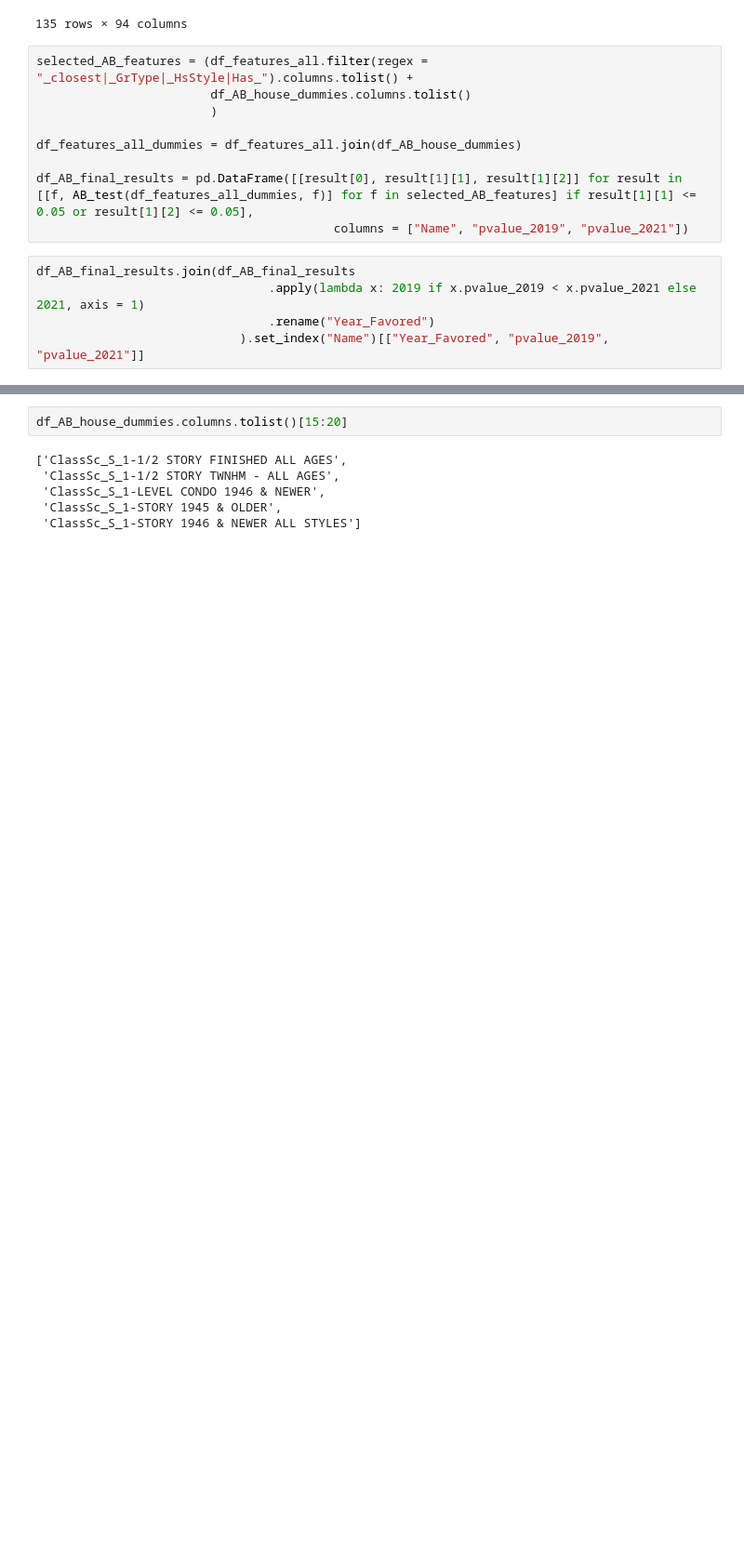
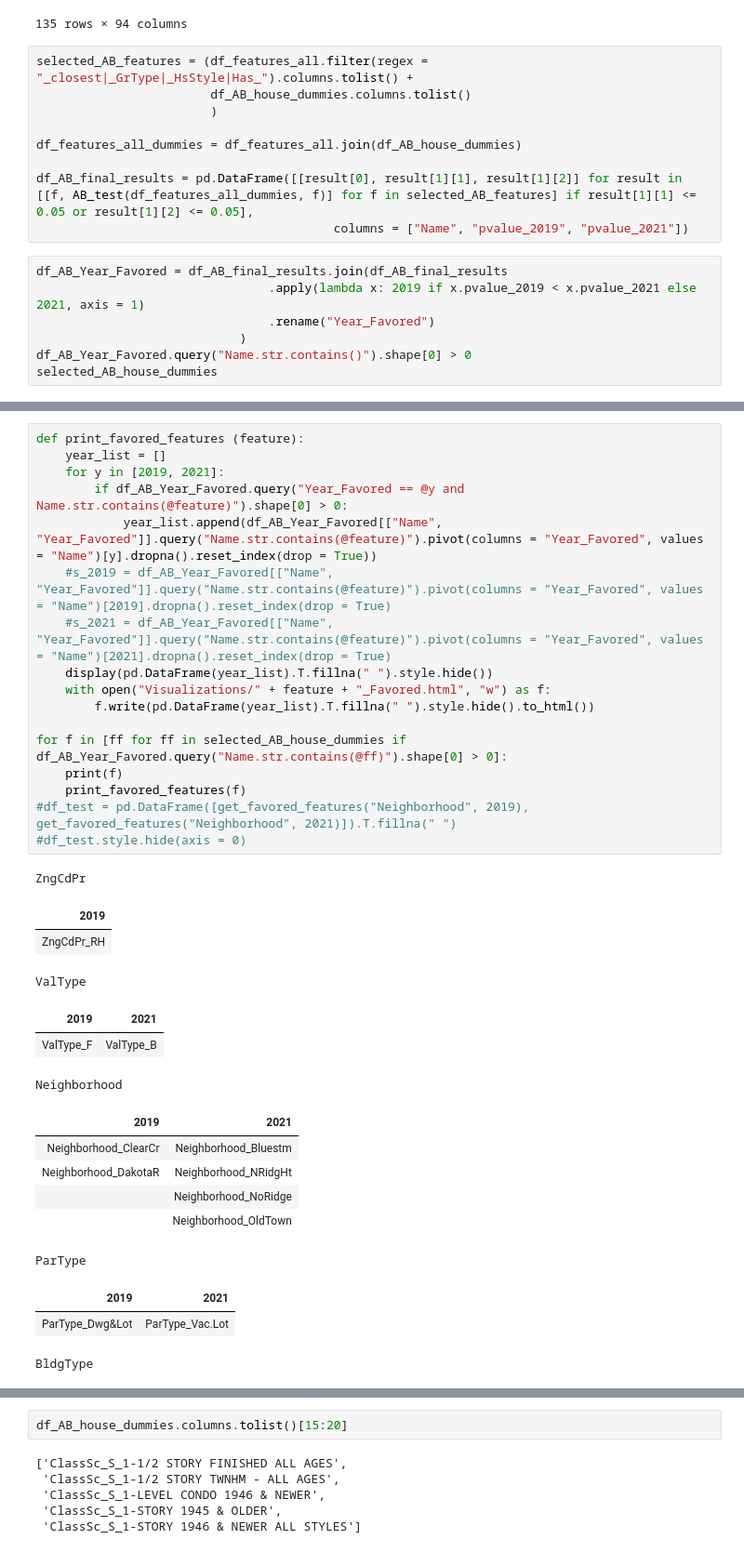
Before and after one commit to lelandjmurrin/Ames_Housing_Project, a Jupyter notebook: Ames_Project_Testing.ipynb, the cells around one changed output, grey strips where cells are left out. Shown at 93% size. Saved outputs shown, nothing was run; the diff lists cells and outputs as text; blank space fills up the shorter version.

```diff
--- a/Ames_Project_Testing.ipynb
+++ b/Ames_Project_Testing.ipynb
@@ -194,7 +215,9 @@ df_features_all_dummies = df_features_all.join(df_AB_house_dummies)
 df_AB_final_results = pd.DataFrame([[result[0], result[1][1], result[1][2]] for result in [[f, AB_test(df_features_all_dummies, f)] for f in selected_AB_features] if result[1][1] <= 0.05 or result[1][2] <= 0.05],
                                          columns = ["Name", "pvalue_2019", "pvalue_2021"])
 # %%
-df_AB_final_results.join(df_AB_final_results
+df_AB_Year_Favored = df_AB_final_results.join(df_AB_final_results
                                 .apply(lambda x: 2019 if x.pvalue_2019 < x.pvalue_2021 else 2021, axis = 1)
                                 .rename("Year_Favored")
-                            ).set_index("Name")[["Year_Favored", "pvalue_2019", "pvalue_2021"]]
+                            )
+df_AB_Year_Favored.query("Name.str.contains()").shape[0] > 0
+selected_AB_house_dummies
@@ -238,0 +224,34 @@ df_house2019.query("Neighborhood == 'DakotaR'")
+# %%
+def print_favored_features (feature):
+    year_list = []
+    for y in [2019, 2021]:
+        if df_AB_Year_Favored.query("Year_Favored == @y and Name.str.contains(@feature)").shape[0] > 0:
+            year_list.append(df_AB_Year_Favored[["Name", "Year_Favored"]].query("Name.str.contains(@feature)").pivot(columns = "Year_Favored", values = "Name")[y].dropna().reset_index(drop = True))
+    #s_2019 = df_AB_Year_Favored[["Name", "Year_Favored"]].query("Name.str.contains(@feature)").pivot(columns = "Year_Favored", values = "Name")[2019].dropna().reset_index(drop = True)
+    #s_2021 = df_AB_Year_Favored[["Name", "Year_Favored"]].query("Name.str.contains(@feature)").pivot(columns = "Year_Favored", values = "Name")[2021].dropna().reset_index(drop = True)
+    display(pd.DataFrame(year_list).T.fillna(" ").style.hide())
+    with open("Visualizations/" + feature + "_Favored.html", "w") as f:
+        f.write(pd.DataFrame(year_list).T.fillna(" ").style.hide().to_html())
+
+for f in [ff for ff in selected_AB_house_dummies if df_AB_Year_Favored.query("Name.str.contains(@ff)").shape[0] > 0]:
+    print(f)
+    print_favored_features(f)
+#df_test = pd.DataFrame([get_favored_features("Neighborhood", 2019), get_favored_features("Neighborhood", 2021)]).T.fillna(" ")
+#df_test.style.hide(axis = 0)
+# %% [output]
+ZngCdPr
+| 2019 |
+| ZngCdPr_RH |
+ValType
+| 2019 | 2021 |
+| ValType_F | ValType_B |
+Neighborhood
+| 2019 | 2021 |
+| Neighborhood_ClearCr | Neighborhood_Bluestm |
+| Neighborhood_DakotaR | Neighborhood_NRidgHt |
+|  | Neighborhood_NoRidge |
+|  | Neighborhood_OldTown |
+ParType
+| 2019 | 2021 |
+| ParType_Dwg&Lot | ParType_Vac.Lot |
+BldgType
```
Also changed, not shown: parts of 5 cells of this notebook, 16 other files.
